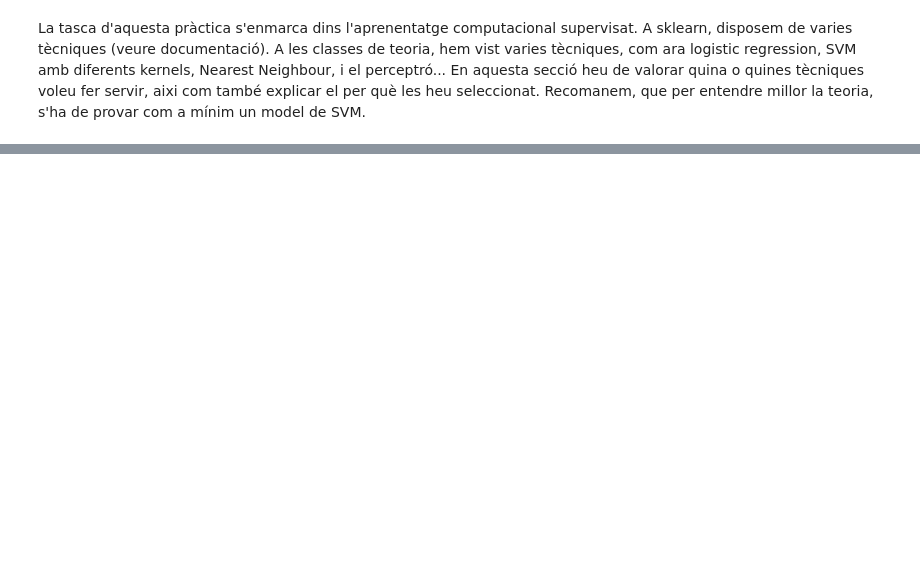
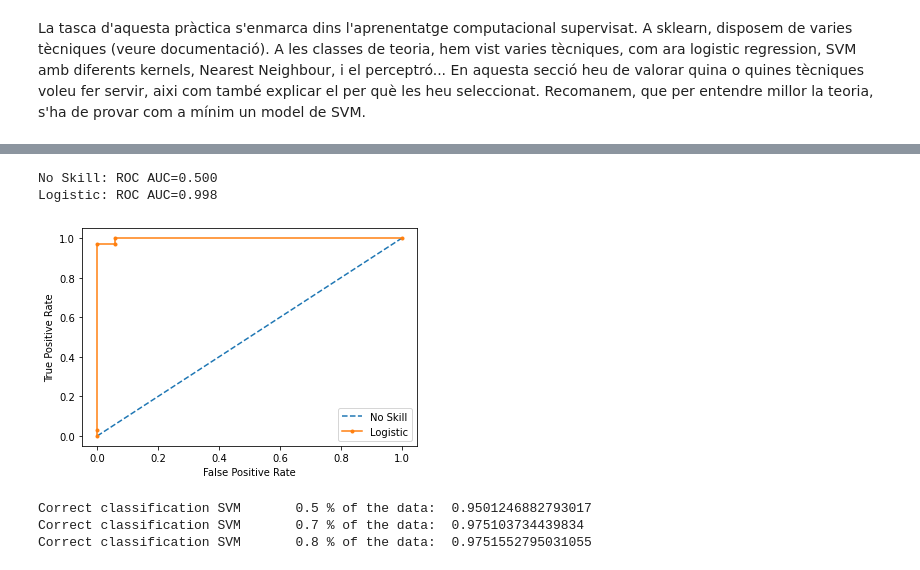
Before and after one commit to pablo15ruiz/ac-pr02, a Jupyter notebook: ApartatA.ipynb, the cells around one changed output, grey strips where cells are left out. Cells and saved outputs as stored; diff of their text form; code cells hidden in the pictures; blank space fills up the shorter version.

```diff
--- a/ApartatA.ipynb
+++ b/ApartatA.ipynb
@@ -336,0 +607,57 @@ La tasca d'aquesta pràctica s'enmarca dins l'aprenentatge computacional supervi
+# %%
+# roc curve and auc
+X = df_5.drop(columns=TARGET)
+y = df_5[TARGET]
+
+X_train, X_test, y_train, y_test = train_test_split(X, y, test_size=0.5)
+
+# generate a no skill prediction (majority class)
+ns_probs = [0 for _ in range(len(y_test))]
+# fit a model
+cls = LogisticRegression(solver='lbfgs')
+cls.fit(X_train, y_train)
+# predict probabilities
+lr_probs = cls.predict_proba(X_test)
+# keep probabilities for the positive outcome only
+lr_probs = lr_probs[:, 1]
+# calculate scores
+ns_auc = roc_auc_score(y_test, ns_probs)
+lr_auc = roc_auc_score(y_test, lr_probs)
+# summarize scores
+print('No Skill: ROC AUC=%.3f' % (ns_auc))
+print('Logistic: ROC AUC=%.3f' % (lr_auc))
+# calculate roc curves
+ns_fpr, ns_tpr, _ = roc_curve(y_test, ns_probs)
+lr_fpr, lr_tpr, _ = roc_curve(y_test, lr_probs)
+# plot the roc curve for the model
+pyplot.plot(ns_fpr, ns_tpr, linestyle='--', label='No Skill')
+pyplot.plot(lr_fpr, lr_tpr, marker='.', label='Logistic')
+# axis labels
+pyplot.xlabel('False Positive Rate')
+pyplot.ylabel('True Positive Rate')
+# show the legend
+pyplot.legend()
+# show the plot
+pyplot.show()
+# %% [output]
+No Skill: ROC AUC=0.500
+Logistic: ROC AUC=0.998
+[figure, added]
+# %%
+particions = [0.5, 0.7, 0.8]
+X = df_4.drop(columns=TARGET)
+y = df_4[TARGET]
+
+for part in particions:
+    x_t, x_v, y_t, y_v = train_test_split(X, y, train_size=part)
+    #Creem el regresor logístic
+    svc = svm.SVC(C=10.0, kernel='linear', gamma=0.9, probability=True)
+
+    # l'entrenem
+    svc.fit(x_t, y_t)
+    probs = svc.predict_proba(x_v)
+    print ("Correct classification SVM      ", part, "% of the data: ", svc.score(x_v, y_v))
+# %% [output]
+Correct classification SVM       0.5 % of the data:  0.9501246882793017
+Correct classification SVM       0.7 % of the data:  0.975103734439834
+Correct classification SVM       0.8 % of the data:  0.9751552795031055
```
Also changed, not shown: parts of 51 cells of this notebook.
